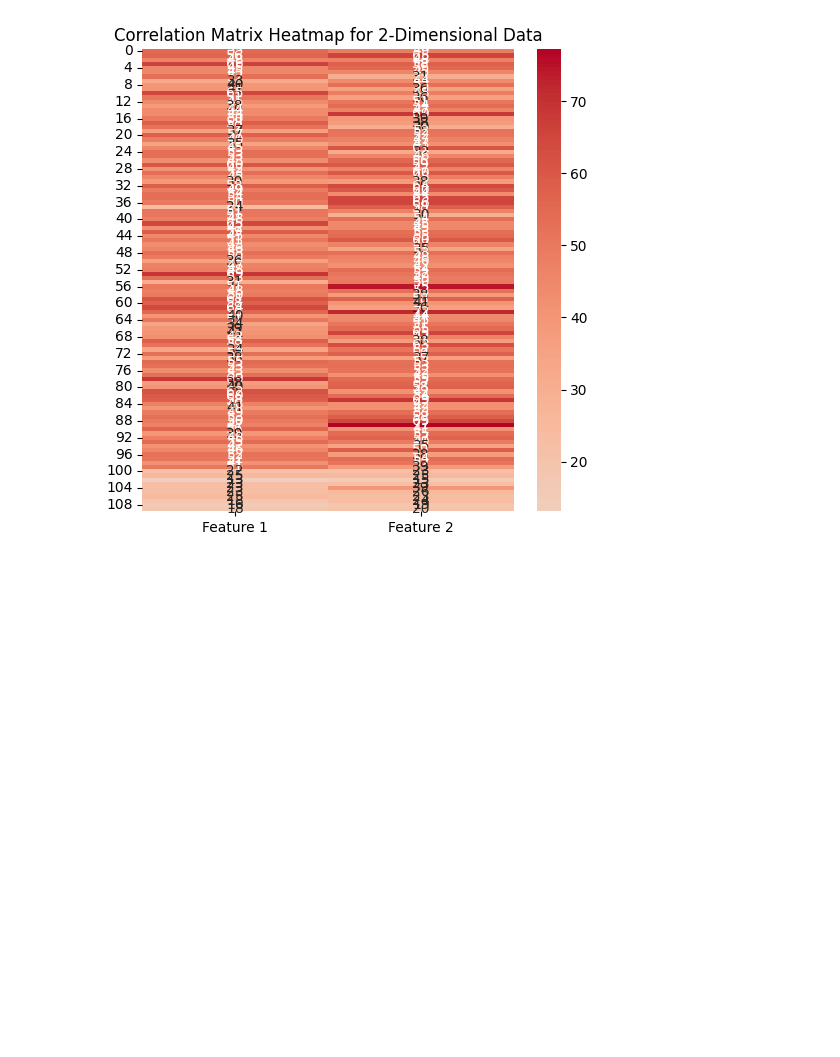
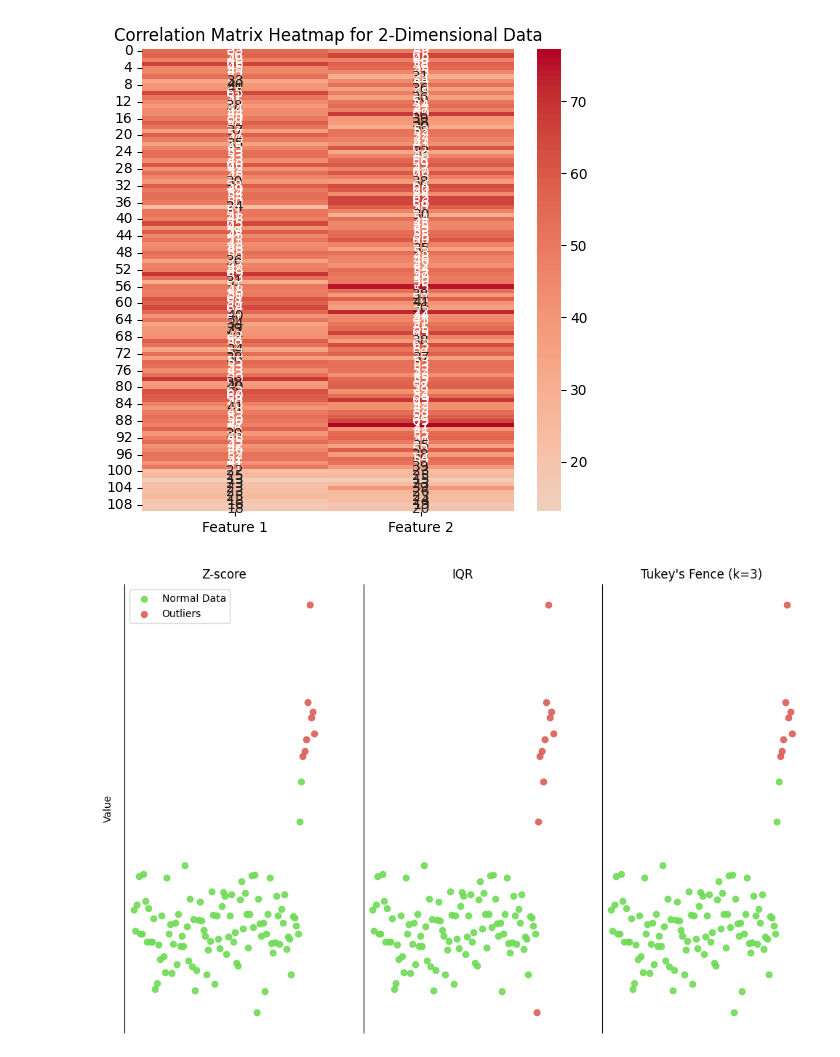
Before and after one commit to andreoniriccardo/articles, a Jupyter notebook: outliers/outlier-detection.ipynb, the cells around one changed output. Saved outputs shown, nothing was run; the diff lists cells and outputs as text; code cells hidden in the pictures; blank space fills up the shorter version.

```diff
--- a/outliers/outlier-detection.ipynb
+++ b/outliers/outlier-detection.ipynb
@@ -104,0 +138,61 @@ plt.show()
+# %%
+# Set lower and upper bounds for outliers
+k=3
+lower_bound_T = Q1 - k * IQR
+upper_bound_T = Q3 + k * IQR
+
+# Identify outliers using IQR method
+outliers_T = [value for value in data if value < lower_bound_T or value > upper_bound_T]
+normal_T = [value for value in data if value not in outliers_T]
+# %%
+index = list(range(len(data)))
+
+fig = plt.figure(figsize=(12   , 8))
+
+# Z score
+ax = fig.add_subplot(131)
+ax.scatter(index[:len(normal_zscore)], normal_zscore, color=sns.color_palette("hls",24)[7], alpha=.9, label='Normal Data')
+ax.scatter(index[len(normal_zscore):], outliers_zscore, color=sns.color_palette("hls",24)[0], alpha=.9, label='Outliers')
+ax.spines['top'].set_visible(False)
+ax.spines['bottom'].set_visible(False)
+ax.spines['right'].set_visible(False)
+ax.spines['left'].set_visible(True)
+ax.xaxis.set_ticks_position('none')
+ax.yaxis.set_ticks_position('none')
+ax.set_yticklabels([])
+ax.set_xticklabels([])
+ax.set_title('Z-score')
+ax.set_ylabel('Value')
+plt.legend()
+
+# iqr
+ax = fig.add_subplot(132)
+ax.scatter(index[:len(normal_iqr)], normal_iqr, color=sns.color_palette("hls",24)[7], alpha=.9, label='Normal Data')
+ax.scatter(index[len(normal_iqr):], outliers_iqr, color=sns.color_palette("hls",24)[0], alpha=.9, label='Outliers')
+ax.spines['top'].set_visible(False)
+ax.spines['bottom'].set_visible(False)
+ax.spines['right'].set_visible(False)
+ax.spines['left'].set_visible(True)
+ax.xaxis.set_ticks_position('none')
+ax.yaxis.set_ticks_position('none')
+ax.set_yticklabels([])
+ax.set_xticklabels([])
+ax.set_title('IQR')
+
+# Tukey's Fence
+ax = fig.add_subplot(133)
+ax.scatter(index[:len(normal_T)], normal_T, color=sns.color_palette("hls",24)[7], alpha=.9, label='Normal Data')
+ax.scatter(index[len(normal_T):], outliers_T, color=sns.color_palette("hls",24)[0], alpha=.9, label='Outliers')
+ax.spines['top'].set_visible(False)
+ax.spines['bottom'].set_visible(False)
+ax.spines['right'].set_visible(False)
+ax.spines['left'].set_visible(True)
+ax.xaxis.set_ticks_position('none')
+ax.yaxis.set_ticks_position('none')
+ax.set_yticklabels([])
+ax.set_xticklabels([])
+ax.set_title("Tukey's Fence (k=3)")
+
+plt.savefig('statistical.png')
+# %% [output]
+[figure, added]
```
Also changed, not shown: parts of 4 cells of this notebook, 5 other files.
